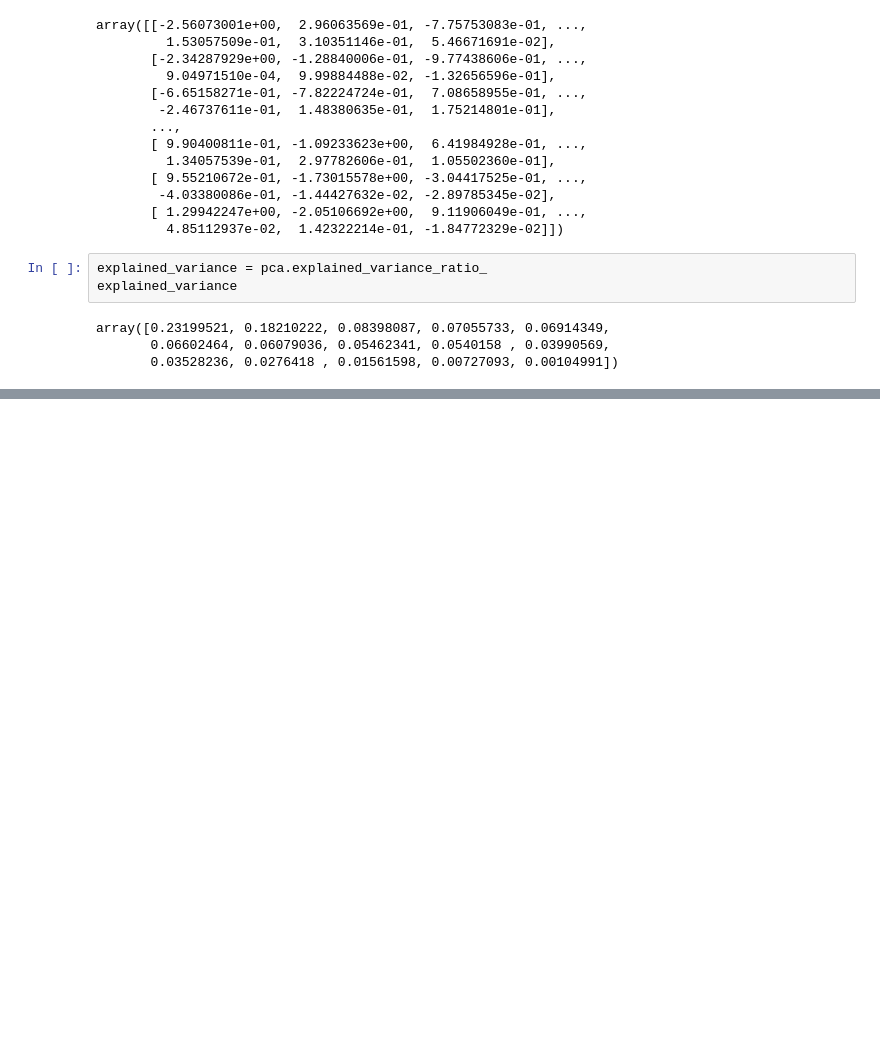
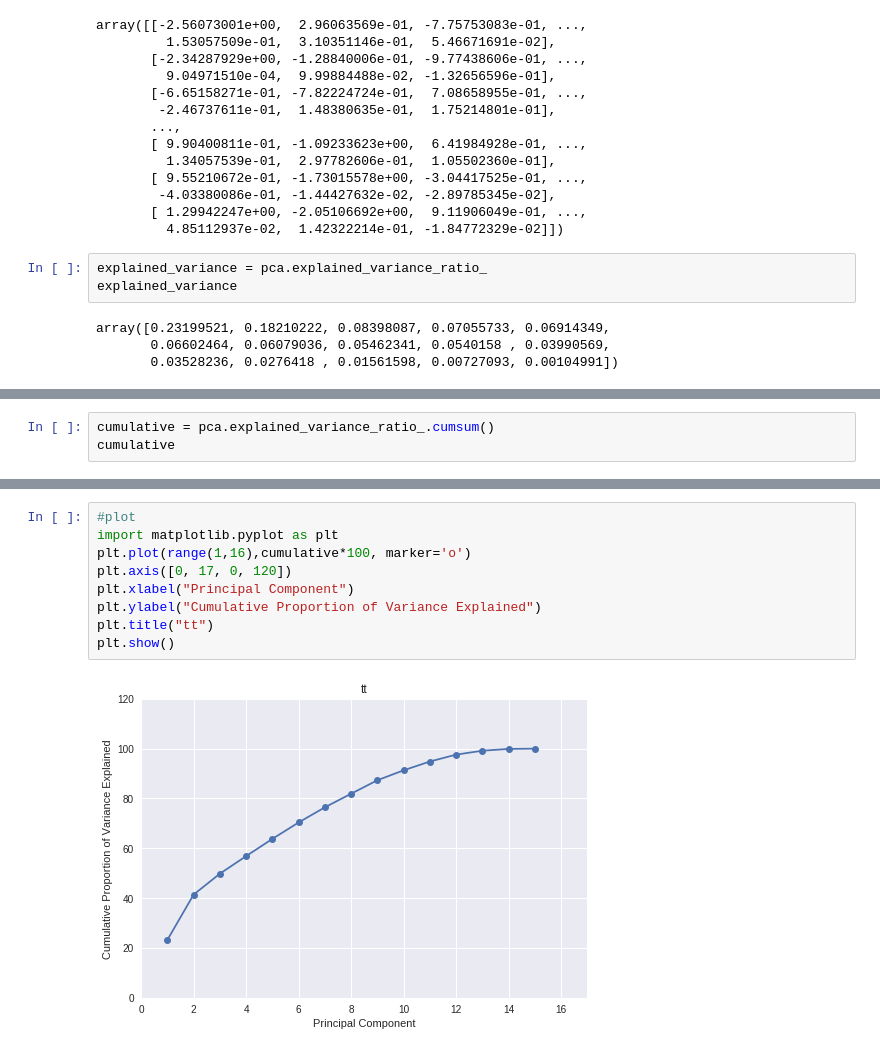
Before and after one commit to Kzis/python-bads4002, a Jupyter notebook: pca.ipynb, the cells around one changed output, grey strips where cells are left out. Cells and saved outputs as stored; diff of their text form; blank space fills up the shorter version.

```diff
--- a/pca.ipynb
+++ b/pca.ipynb
@@ -156,0 +184,3 @@ array([0.23199521])
+# %%
+cumulative = pca.explained_variance_ratio_.cumsum()
+cumulative
@@ -156,0 +199,11 @@ array([0.23199521])
+# %%
+#plot
+import matplotlib.pyplot as plt
+plt.plot(range(1,16),cumulative*100, marker='o')
+plt.axis([0, 17, 0, 120])
+plt.xlabel("Principal Component")
+plt.ylabel("Cumulative Proportion of Variance Explained")
+plt.title("tt")
+plt.show()
+# %% [output]
+[figure, added]
```
Also changed, not shown: parts of 7 cells of this notebook.
